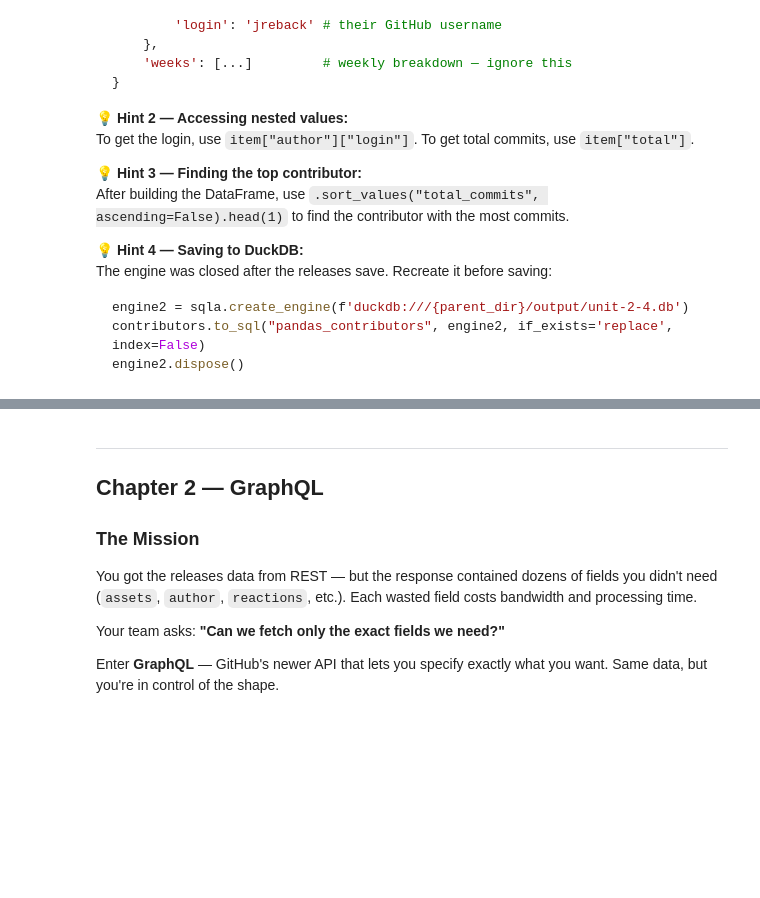
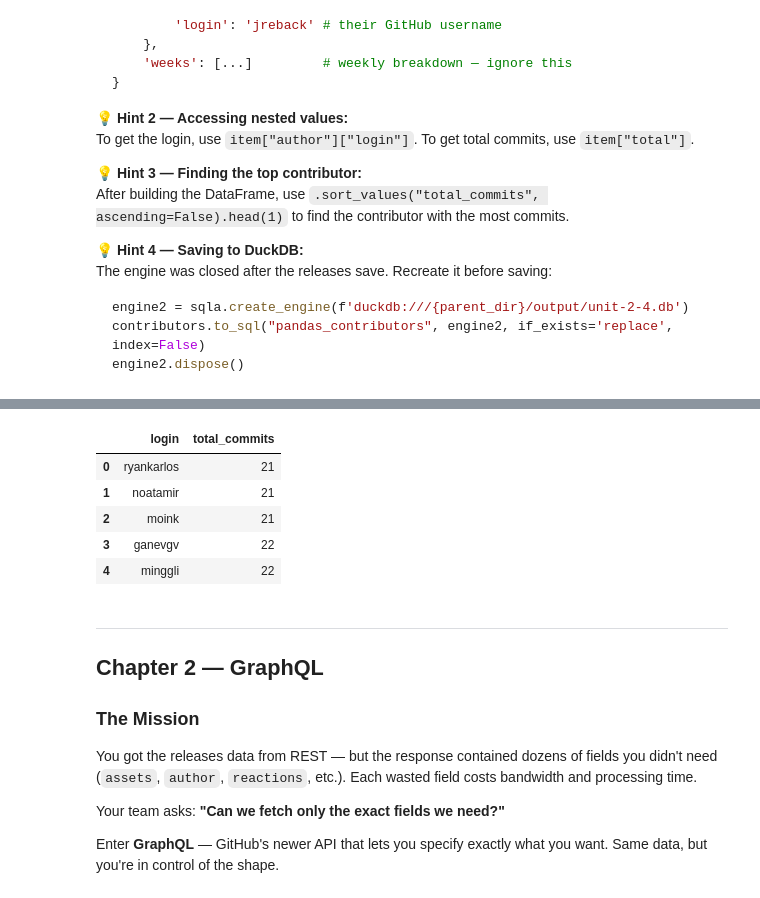
Before and after one commit to su-ntu-ctp/5m-data-2.4-data-extraction-scraping, a Jupyter notebook: notebooks/data_extraction_web_scraping.ipynb, the cells around one changed output, grey strips where cells are left out. Drawn from its saved outputs; the diff is of its cells as text; code cells hidden in the pictures; blank space fills up the shorter version.

````diff
--- a/notebooks/data_extraction_web_scraping.ipynb
+++ b/notebooks/data_extraction_web_scraping.ipynb
@@ -435,3 +435,77 @@ engine2.dispose()
 ```
 # %%
 # Your code here
+
+import time
+# Imports Python's built-in time module so we can pause before retrying the API call.
+
+contributors_url = "https://api.github.com/repos/pandas-dev/pandas/stats/contributors"
+# This is the GitHub endpoint that returns contributor statistics for the pandas repo.
+
+headers = {
+    "Accept": "application/vnd.github+json",
+    "Authorization": f"Bearer {access_token}",
+    "X-GitHub-Api-Version": "2022-11-28"
+}
+# These headers are the same as before:
+# - Accept asks for JSON
+# - Authorization sends your GitHub token
+# - X-GitHub-Api-Version pins the API version
+
+contributors_response = requests.get(contributors_url, headers=headers)
+# Sends a GET request to GitHub and stores the response object.
+
+# GitHub may return 202 while it prepares the contributor stats.
+if contributors_response.status_code == 202:
+    print("Stats are being generated. Waiting 10 seconds before retrying...")
+    time.sleep(10)
+    contributors_response = requests.get(contributors_url, headers=headers)
+# If GitHub has not finished preparing the stats yet, wait 10 seconds and try once more.
+
+print("Status:", contributors_response.status_code)
+# Prints the HTTP status code so you can confirm whether the request succeeded.
+
+contributors_data = contributors_response.json()
+# Converts the JSON response into Python data.
+# This endpoint returns a list of contributor records.
+
+contributors = pd.DataFrame([
+    {
+        "login": item["author"]["login"],
+        "total_commits": item["total"]
+    }
+    for item in contributors_data
+    if item.get("author") and item["author"].get("login")
+])
+# Builds a DataFrame called contributors.
+# For each contributor item:
+# - item["author"]["login"] gets the GitHub username
+# - item["total"] gets the total number of commits
+# The if condition skips any rows where author info is missing.
+
+top_contributor = contributors.sort_values("total_commits", ascending=False).head(1)
+# Sorts the DataFrame from highest to lowest commit count,
+# then takes the first row to find the top contributor.
+
+print("Top contributor:")
+print(top_contributor)
+# Displays the contributor with the most commits.
+
+engine2 = sqla.create_engine(f'duckdb:///{parent_dir}/output/unit-2-4.db')
+# Reopens a connection to the DuckDB database file,
+# because the earlier engine was already closed.
+
+contributors.to_sql("pandas_contributors", engine2, if_exists='replace', index=False)
+# Saves the DataFrame into DuckDB as a table named pandas_contributors.
+# if_exists='replace' means overwrite the table if it already exists.
+# index=False means do not save the DataFrame index as a separate column.
+
+engine2.dispose()
+# Closes the database connection cleanly.
+
+print("Saved pandas_contributors to DuckDB")
+# Confirms the save worked.
+
+contributors.head()
+# Displays the first few rows of the contributors DataFrame in Jupyter.
+# %% [output]
@@ -438,3 +517,9 @@ engine2.dispose()
+|  | login | total_commits |
+| 0 | ryankarlos | 21 |
+| 1 | noatamir | 21 |
+| 2 | moink | 21 |
+| 3 | ganevgv | 22 |
+| 4 | minggli | 22 |
 # %% [markdown]
 ---
 ## Chapter 2 — GraphQL
````
Also changed, not shown: parts of 2 cells of this notebook.
